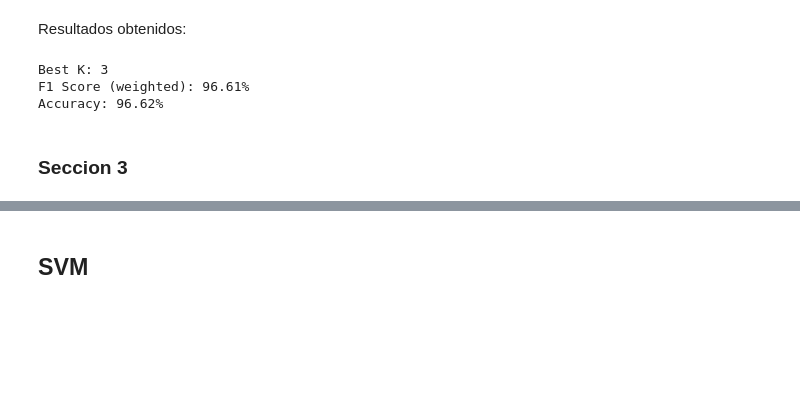
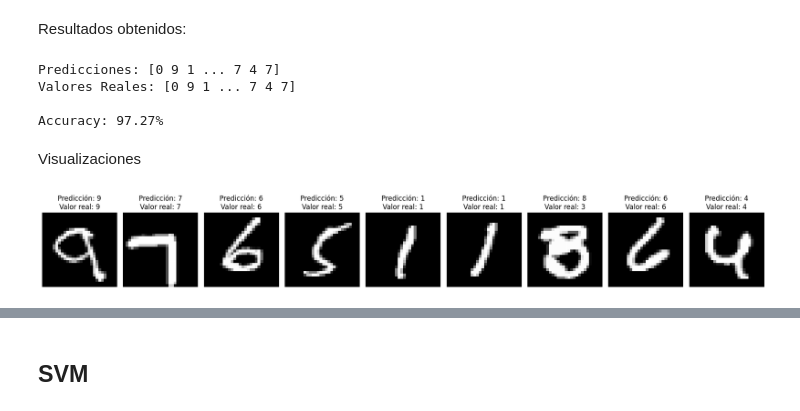
Before and after one commit to Morax19/ML_UCV, a Jupyter notebook: Tarea2/Tarea2_ML_DanielHernandez.ipynb, the cells around one changed output, grey strips where cells are left out. Cells and saved outputs as stored; diff of their text form; code cells hidden in the pictures; blank space fills up the shorter version.

```diff
--- a/Tarea2/Tarea2_ML_DanielHernandez.ipynb
+++ b/Tarea2/Tarea2_ML_DanielHernandez.ipynb
@@ -201,12 +244,37 @@ grid_search.fit(X_train, y_train)
 # %% [markdown]
 Resultados obtenidos:
-# %%
-print(f"Best K: {grid_search.best_params_['n_neighbors']}")
-print(f"F1 Score (weighted): {grid_search.cv_results_['mean_test_f1_weighted'].mean() * 100:.2f}%")
-print(f"Accuracy: {grid_search.cv_results_['mean_test_accuracy'].mean() * 100:.2f}%")
-# %% [output]
-Best K: 3
-F1 Score (weighted): 96.61%
-Accuracy: 96.62%
-# %% [markdown]
-### Seccion 3
+# %%
+#Primeras predicciones del modelo:
+y_pred_KNN = modelKNN.predict(X_test)
+
+#Se calcula la precisión obtenida
+acc_pred_KNN = modelKNN.score(X_test, y_test)
+
+#Se calcula la matriz de confusión asociada
+conf_matrix_KNN = confusion_matrix(y_test, y_pred_KNN)
+
+print(f"Predicciones: {y_pred_KNN}\nValores Reales: {y_test}\n")
+print(f"Accuracy: {acc_pred_KNN * 100:.2f}%")
+# %% [output]
+Predicciones: [0 9 1 ... 7 4 7]
+Valores Reales: [0 9 1 ... 7 4 7]
+
+Accuracy: 97.27%
+# %% [markdown]
+Visualizaciones
+# %%
+samples = 9
+samples_index = np.random.choice(len(X_test), samples, replace = False)
+
+plt.figure(figsize=(18, 9))
+
+for i, index in enumerate(samples_index):
+    plt.subplot(1, samples, i + 1)
+    plt.imshow(X_test[index].reshape(28, 28), cmap = 'gray')
+    plt.title(f"Predicción: {y_pred_KNN[index]}\nValor real: {y_test[index]}")
+    plt.axis('off')
+
+plt.tight_layout()
+plt.show()
+# %% [output]
+[figure, added]
```
Also changed, not shown: parts of 26 cells of this notebook.
